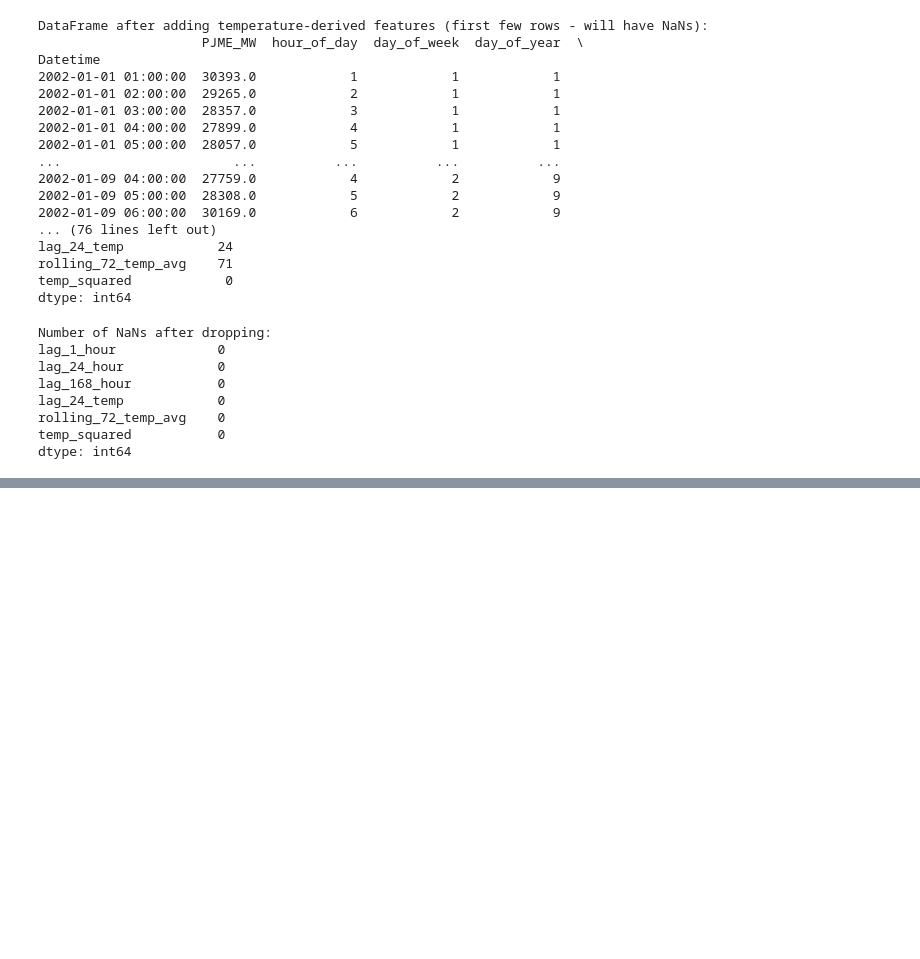
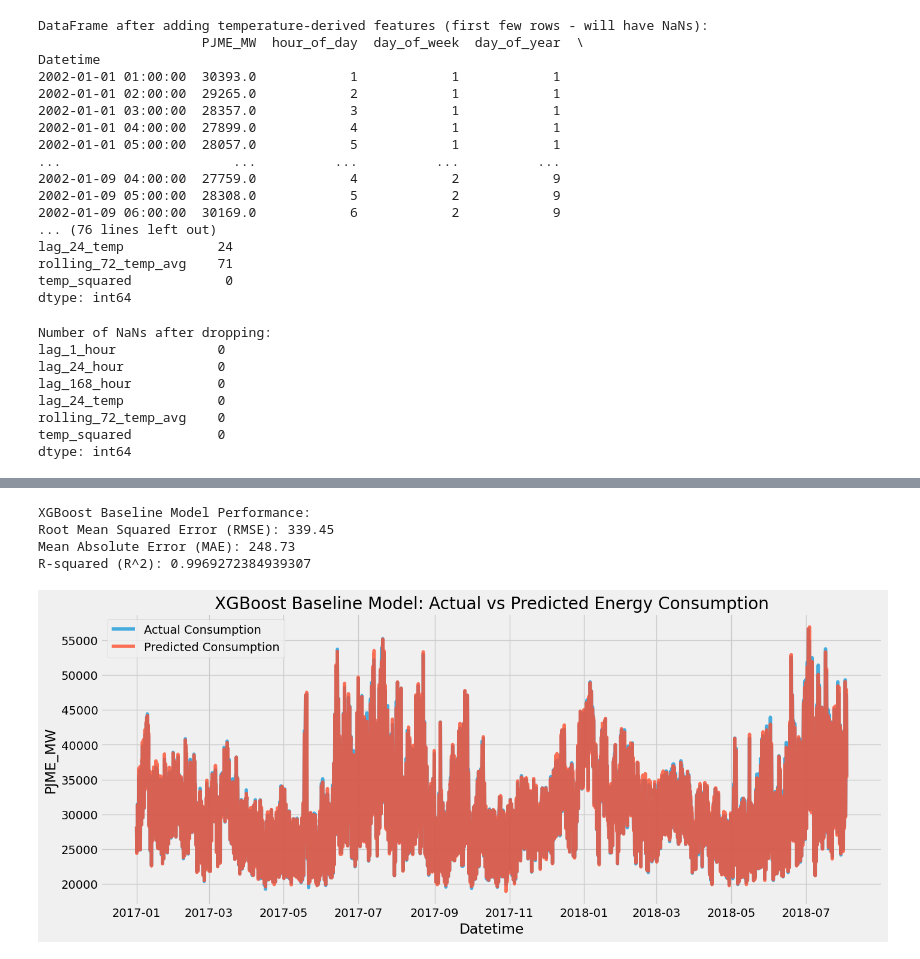
Before and after one commit to lorettayong/Energy-Consumption-Prediction, a Jupyter notebook: energy-prediction-pipeline.ipynb, the cells around one changed output, grey strips where cells are left out. Cells and saved outputs as stored; diff of their text form; code cells hidden in the pictures; blank space fills up the shorter version.

Commit message:
Feat: Completed Phase 3 (Model Selection, Training and Optimisation). Added advanced features and model building code, and updated README file.

```diff
--- a/energy-prediction-pipeline.ipynb
+++ b/energy-prediction-pipeline.ipynb
@@ -63,8 +63,8 @@ dtype: int64
 # Convert 'Datetime' column to datetime objects
 df['Datetime'] = pd.to_datetime(df['Datetime'])
 
-# Set 'Datetime' as the DataFrame index
-df = df.set_index('Datetime')
+# Set 'Datetime' as the DataFrame index and rename it
+df = df.set_index('Datetime').rename_axis('Datetime')
 
 # Ensure the index is sorted chronologically
 df = df.sort_index()
@@ -220,6 +220,9 @@ df['hour_cos'] = np.cos(2 * np.pi * df['hour_of_day'] / 24)
 df['dayofyear_sin'] = np.sin(2 * np.pi * df['day_of_year'] / 365)
 df['dayofyear_cos'] = np.cos(2* np.pi * df['day_of_year'] / 365)
 
+# Re-assert the index column name
+df.rename_axis('Datetime', inplace=True)
+
 print("DataFrame after adding time-based features (first 5 rows):")
 print(df.head())
 print("\nUnique values for a few of the new features:")
@@ -476,0 +561,68 @@ dtype: int64
+# %%
+# 3.2 Initial Model Training (for Baseline and Feature Importance)
+# Powerful gradient boosting models such as XGBoost and LightGBM are excellent model choices to start with for time
+# series forecasting as they can handle complex relationships well and provide feature importance scores.
+
+# Import additional libraries
+import xgboost as xgb
+import lightgbm as lgb
+from sklearn.metrics import mean_squared_error, mean_absolute_error, r2_score
+
+# --- XGBoost Model ---
+
+# Initialise the model
+# For initial training, we can use default or slightly adjusted parameters.
+# 'n_estimators' is the number of boosting rounds (trees)
+# 'early_stopping_rounds' can prevent overfitting during training
+xgb_model = xgb.XGBRegressor(
+    objective='reg:squarederror', # objective for regression tasks
+    n_estimators=1000, # number of boosting rounds (trees)
+    learning_rate=0.05, # step size shrinkage to prevent overfitting
+    random_state=42, # for reproducibility
+    n_jobs=-1, # to use all available CPU cores
+    eval_metric='rmse', # evaluate using Root Mean Squared Error
+    early_stopping_rounds=50 # to see progress during training
+)
+
+# Train the model
+# Use eval_set to monitor performance on a validation set
+# We will use X_test as a simple validation here but for true tuning, it would be more ideal to use a separate validation
+# split from the training data or a time series cross-validation strategy.
+# For baseline, using X_test as eval_set is acceptable to see initial performance.
+xgb_model.fit(X_train, y_train,
+              eval_set=[(X_test, y_test)],
+              verbose=False # surpress all printing during training
+             )
+
+# Make predictions on the test set
+xgb_y_pred = xgb_model.predict(X_test)
+
+# Evaluate the baseline model's performance
+xgb_rmse = np.sqrt(mean_squared_error(y_test, xgb_y_pred))
+xgb_mae = mean_absolute_error(y_test, xgb_y_pred)
+xgb_r2 = r2_score(y_test, xgb_y_pred)
+
+print(f"XGBoost Baseline Model Performance:")
+print(f"Root Mean Squared Error (RMSE): {xgb_rmse:.2f}")
+print(f"Mean Absolute Error (MAE): {xgb_mae:.2f}")
+print(f"R-squared (R^2): {xgb_r2}")
+
+# Visualise Predictions vs Actuals
+# Create a DataFrame for easy plotting
+xgb_results = pd.DataFrame({'Actual': y_test, 'Predicted': xgb_y_pred}, index=y_test.index)
+
+plt.figure(figsize=(15, 6))
+plt.plot(xgb_results.index, xgb_results['Actual'], label='Actual Consumption', alpha=0.7)
+plt.plot(xgb_results.index, xgb_results['Predicted'], label='Predicted Consumption', alpha=0.8)
+plt.title('XGBoost Baseline Model: Actual vs Predicted Energy Consumption')
+plt.xlabel('Datetime')
+plt.ylabel('PJME_MW')
+plt.legend()
+plt.grid(True)
+plt.show()
+# %% [output]
+XGBoost Baseline Model Performance:
+Root Mean Squared Error (RMSE): 339.45
+Mean Absolute Error (MAE): 248.73
+R-squared (R^2): 0.9969272384939307
+[figure, added]
```
Also changed, not shown: parts of 10 cells of this notebook, 1 other file.
